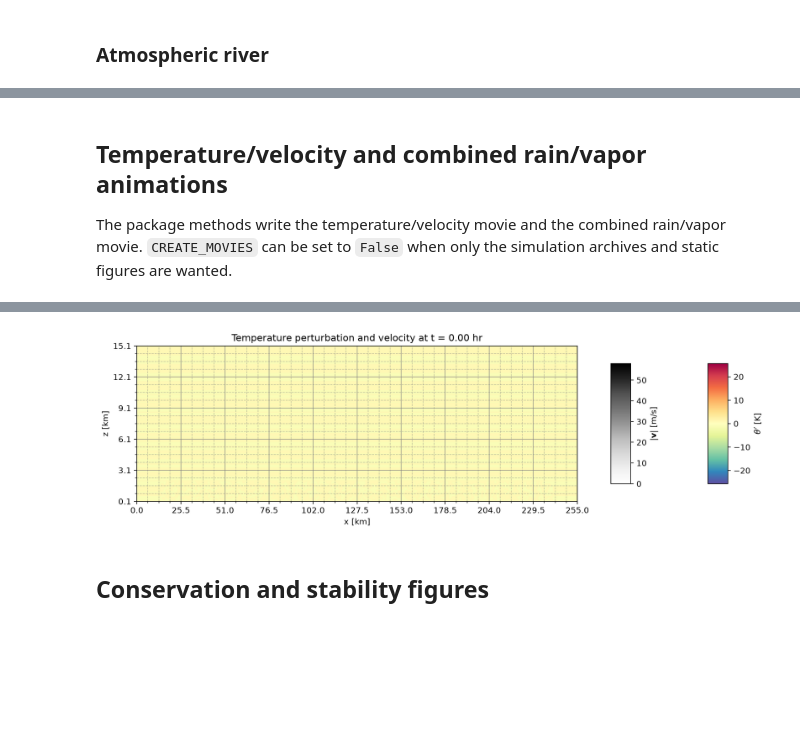
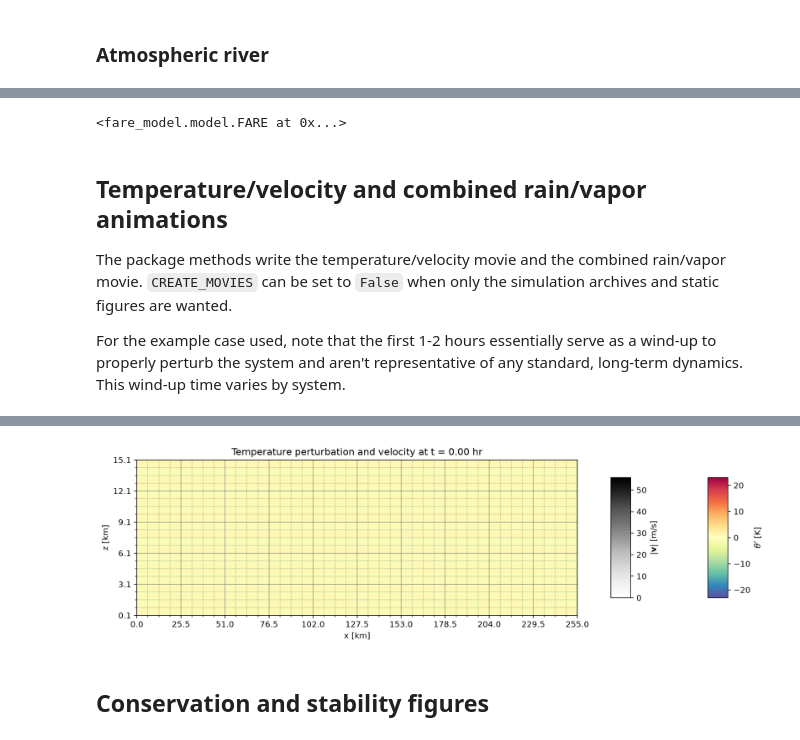
Before and after one commit to Ramen-Naruto/FARE-Model-w-Sponge-Terrain, a Jupyter notebook: notebooks/demo.ipynb, the cells around one changed output, grey strips where cells are left out. Drawn from its saved outputs; the diff is of its cells as text; code cells hidden in the pictures; blank space fills up the shorter version.

```diff
--- a/notebooks/demo.ipynb
+++ b/notebooks/demo.ipynb
@@ -319,13 +259,52 @@ atmospheric
+# %%
+session_dir = OUTPUT_ROOT / "shallow_convection"
+metadata = json.loads((session_dir / "metadata.json").read_text(encoding="utf-8"))
+
+loaded_shallow = (
+    FARE(PARAM)
+    .set_grid(L=metadata["L"], grid=metadata["grid"], dt=metadata["dt"], T=metadata["T"], s=metadata["s"])
+    .set_comp(explicit_scheme=metadata["explicit_scheme"])
+    .set_scenario(shallow_convection())
+    .set_state()
+)
+
+with np.load(session_dir / "state.npz") as archive:
+    loaded_shallow.state = State(
+        **{name: archive[name] for name in ("P", "pot", "qt", "qr", "u", "w", "uRHS", "wRHS", "potRHS", "qtRHS")},
+        n=int(archive["n"]),
+        m=int(archive["m"]),
+    )
+
+with np.load(session_dir / "solution.npz") as archive:
+    loaded_shallow.sol = Solution(
+        **{name: archive[name] for name in ("t_s", "x", "z", "P_s", "pot_s", "pot_r_s", "u_s", "w_s", "qv_s", "qr_s")},
+        count=len(archive["t_s"]),
+    )
+
+with np.load(session_dir / "stats.npz") as archive:
+    loaded_shallow.stats = Stats(
+        **{name: archive[name] for name in ("cons_potr", "cons_pote", "cons_pot", "cons_qt", "cons_qr", "cons_qv", "cons_K", "cons_B", "cons_R", "C", "w_max", "temp_max")},
+        count=len(archive["C"]),
+    )
+
+loaded_shallow
+# Example continuation: loaded_shallow.continue_solve(1000, save=True, output_dir=session_dir)
+# %% [output]
+<fare_model.model.FARE at 0x...>
 # %% [markdown]
 ## Temperature/velocity and combined rain/vapor animations
 
 The package methods write the temperature/velocity movie and the combined rain/vapor movie. `CREATE_MOVIES` can be set to `False` when only the simulation archives and static figures are wanted.
+
+For the example case used, note that the first 1-2 hours essentially serve as a wind-up to properly perturb the system and aren't representative of any standard, long-term dynamics. This wind-up time varies by system.
 # %%
+from IPython.display import Video, display
+
 movie_dir = OUTPUT_ROOT / "shallow_convection"
 if CREATE_MOVIES:
-    temperature_animation = loaded_shallow.animate_temperature_velocity(save=True, output_dir=movie_dir, filename="Mount_1_Temperature.mp4", z_cut=125, frames=slice(None, 1801, 2))
-    rainvapor_animation = loaded_shallow.animate_rainvapor(save=True, output_dir=movie_dir, filename="Mount_1_RainVapor.mp4", z_cut=125, frames=slice(None, 1801, 2))
-    display(HTML(f'<video width="720" height="480" controls><source src="{(movie_dir / "Mount_1_Temperature.mp4").as_posix()}" type="video/mp4"></video>'))
-    display(HTML(f'<video width="720" height="480" controls><source src="{(movie_dir / "Mount_1_RainVapor.mp4").as_posix()}" type="video/mp4"></video>'))
+    temperature_animation = loaded_shallow.animate_temperature_velocity(save=True, output_dir=movie_dir, filename="Mount_1_Temperature.mp4", z_cut=125, frames=slice(None, 1001, 2))
+    rainvapor_animation = loaded_shallow.animate_rainvapor(save=True, output_dir=movie_dir, filename="Mount_1_RainVapor.mp4", z_cut=125, frames=slice(None, 1001, 2))
+    display(Video(filename=str(movie_dir / "Mount_1_Temperature.mp4"), embed=True, width=720, height=480))
+    display(Video(filename=str(movie_dir / "Mount_1_RainVapor.mp4"),embed=True, width=720,height=480))
 # %% [output]
 [interactive output not drawn]
@@ -332,3 +312 @@ if CREATE_MOVIES:
-[figure, old version]
+[figure, new version]
-# %% [markdown]
-## Conservation and stability figures
@@ -352,0 +313,2 @@ if SAVE_OUTPUT:
+# %% [markdown]
+## Conservation and stability figures
```
Also changed, not shown: parts of 8 cells of this notebook, 7 other files.
